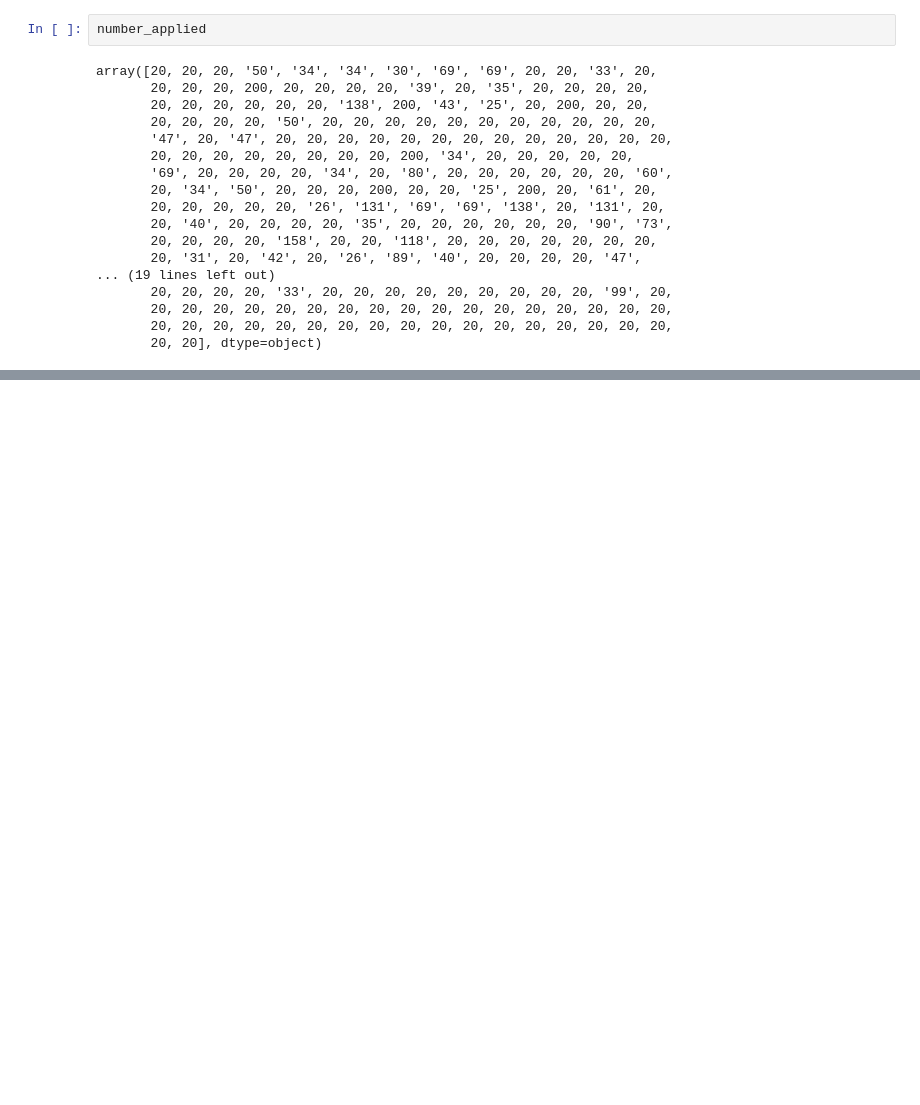
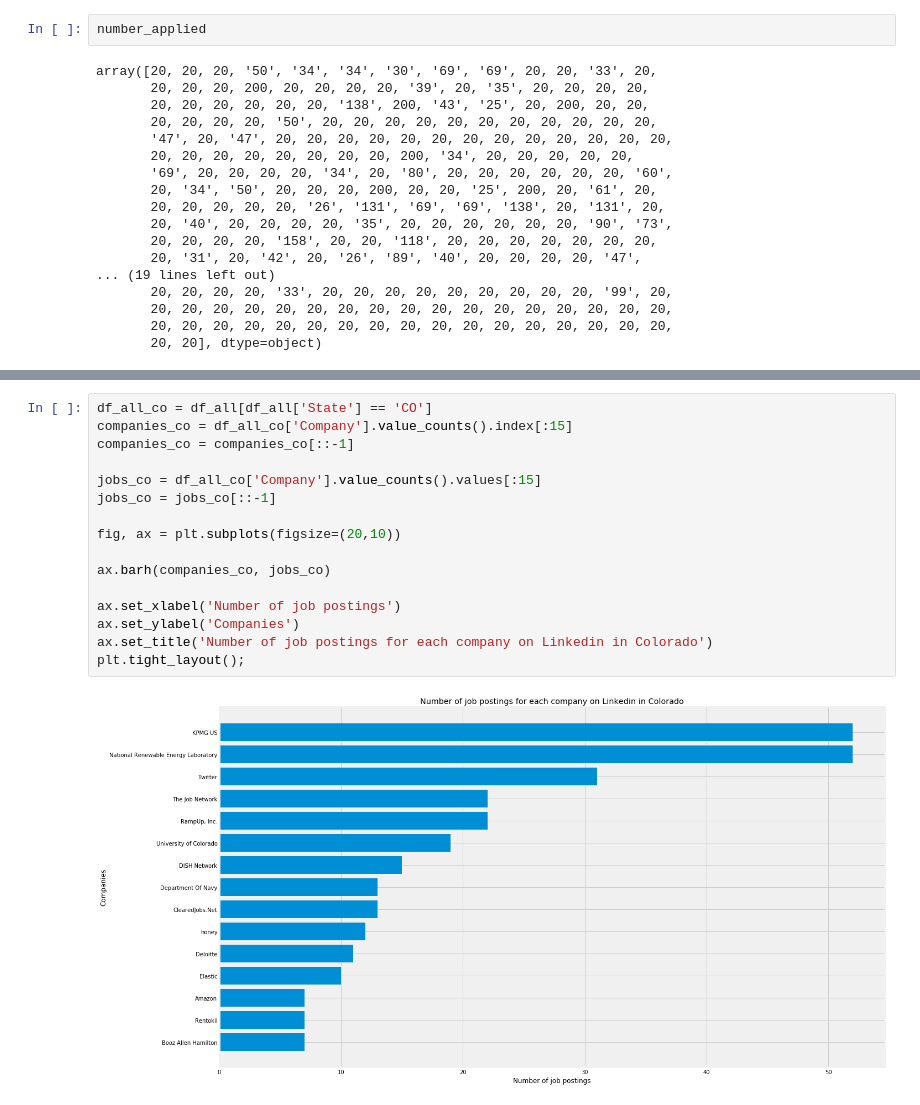
Before and after one commit to Joshmantova/Data_science_job_market_analysis_project, a Jupyter notebook: notebooks/analysis_exploration2.ipynb, the cells around one changed output, grey strips where cells are left out. Drawn from its saved outputs; the diff is of its cells as text; blank space fills up the shorter version.

```diff
--- a/notebooks/analysis_exploration2.ipynb
+++ b/notebooks/analysis_exploration2.ipynb
@@ -322,0 +371,18 @@ array([20, 20, 20, '50', '34', '34', '30', '69', '69', 20, 20, '33', 20,
+# %%
+df_all_co = df_all[df_all['State'] == 'CO']
+companies_co = df_all_co['Company'].value_counts().index[:15]
+companies_co = companies_co[::-1]
+
+jobs_co = df_all_co['Company'].value_counts().values[:15]
+jobs_co = jobs_co[::-1]
+
+fig, ax = plt.subplots(figsize=(20,10))
+
+ax.barh(companies_co, jobs_co)
+
+ax.set_xlabel('Number of job postings')
+ax.set_ylabel('Companies')
+ax.set_title('Number of job postings for each company on Linkedin in Colorado')
+plt.tight_layout();
+# %% [output]
+[figure, added]
```
Also changed, not shown: parts of 13 cells of this notebook, 4 other files.
